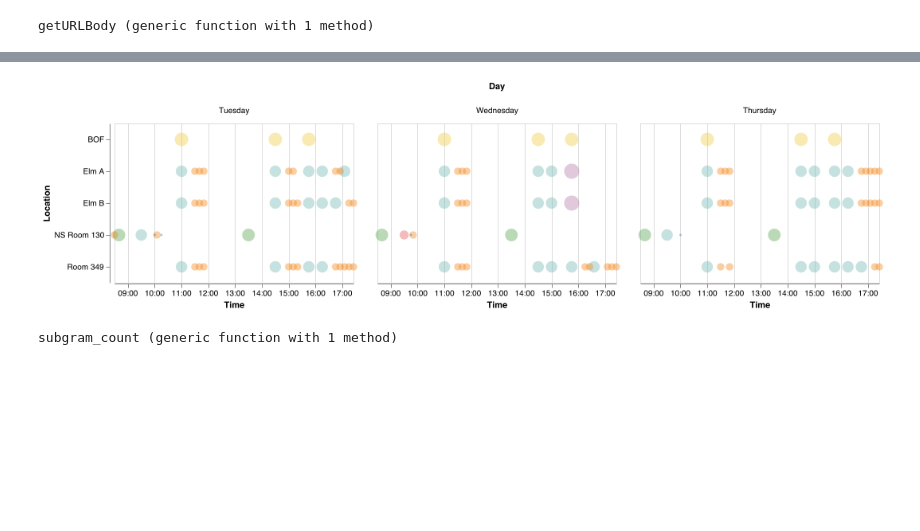
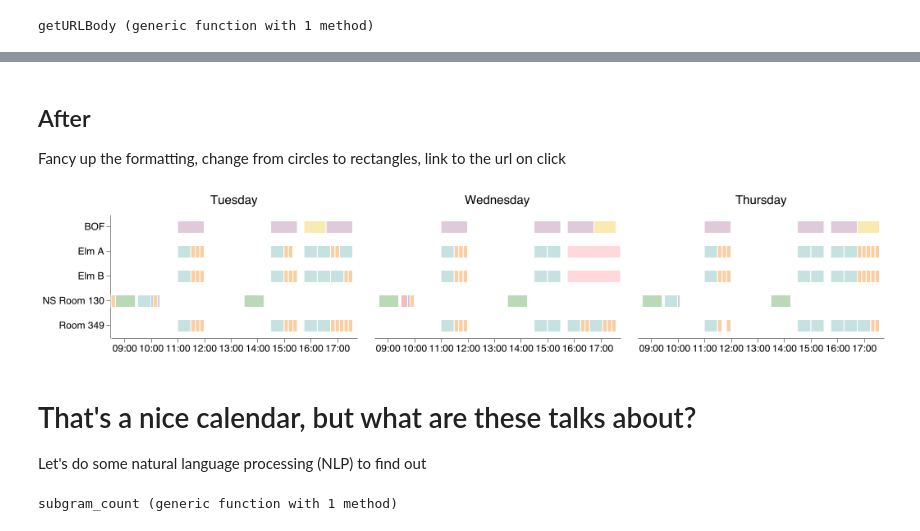
Before and after one commit to brown-ccv/juliacon19-app, a Jupyter notebook: julia/juliacon.ipynb, the cells around one changed output, grey strips where cells are left out. Drawn from its saved outputs; the diff is of its cells as text; code cells hidden in the pictures; blank space fills up the shorter version.

```diff
--- a/julia/juliacon.ipynb
+++ b/julia/juliacon.ipynb
@@ -91,6 +168,10 @@ Voyager(Electron.Window(Application(Base.PipeEndpoint(RawFD(0x0000003c) paused,
+# %% [markdown]
+## After
+
+Fancy up the formatting, change from circles to rectangles, link to the url on click
 # %%
 spec = vl"""{
-  "height": 200,
+  "height": 150,
   "width": 300,
   "data": {
     "vaues": []
@@ -102,67 +183,86 @@ spec = vl"""{
     }
   },
   "mark": {
-      "type": "point",
+      "type": "rect",
       "filled": true,
-      "opacity": 1.0
+      "opacity": 1.0,
+      "strokeWidth": 1,
+      "stroke": "white"
   },
   "encoding": {
     "column": {
-      "field": "datetime",
-      "title": "Day",
+      "field": "start_datetime",
+      "title": null,
       "type": "ordinal",
       "timeUnit": "day"
     },
     "x": {
-      "field": "datetime",
-      "title": "Time",
+      "field": "start_datetime",
+      "title": null,
       "type": "temporal",
       "timeUnit": "hoursminutes",
       "axis": {
         "orient": "bottom"
       }
     },
+    "x2": {
+    "field": "end_datetime",
+      "title": null,
+      "type": "temporal",
+      "timeUnit": "hoursminutes"
+    },
     "y": {
       "field": "location",
-      "title": "Location",
-      "type": "nominal"
+      "title": null,
+      "type": "nominal",
+      "scale": { "type": "band", "paddingInner": 0.5 }
     },
-    "size": {
-      "field": "duration",
-      "type": "quantitative",
-      "scale": {
-        "type": "log"
-      },
-      "legend": null
-    },
+    "href": { "field": "url" },
     "color": {
       "field": "duration",
       "type": "nominal",
       "legend": null
     },
     "fillOpacity": {
       "condition": {
         "selection": "paintbrush", "value": 1.0
       },
       "value": 0.4
     },
     "tooltip": [
       {"field": "title", "type": "nominal"},
-      {"field": "location", "title": "Room", "type": "nominal"},
-      {"field": "datetime", "title": "Date & Time", "type": "temporal", "timeUnit": "yearmonthdatehoursminutes"}
+      {"field": "speaker", "title": "Speaker", "type": "nominal"},
+      {"field": "location", "title": "Location", "type": "nominal"},
+      {"field": "start_datetime", "title": "Date & Time", "type": "temporal", "timeUnit": "yearmonthdatehoursminutes"},
+      {"field": "duration", "title": "Duration (min)", "type": "quantitative"}
     ]
   },
   "config": {
     "overlay": {
       "line": true
     },
     "scale": {
       "useUnaggregatedDomain": true
+    },
+    "axis": {
+      "gridOpacity": 0,
+      "labelFontSize": 12,
+      "titleFontSize": 12
+    },
+    "header": {
+      "labelFontSize": 15
+    },
+    "view": {
+      "strokeOpacity": 0
     }
   }
 }"""(data)
 # %% [output]
-[figure, old version]
+[figure, new version]
+# %% [markdown]
+# That's a nice calendar, but what are these talks about?
+
+Let's do some natural language processing (NLP) to find out
 # %%
 # Let's do some NLP
 
```
Also changed, not shown: parts of 26 cells of this notebook.
